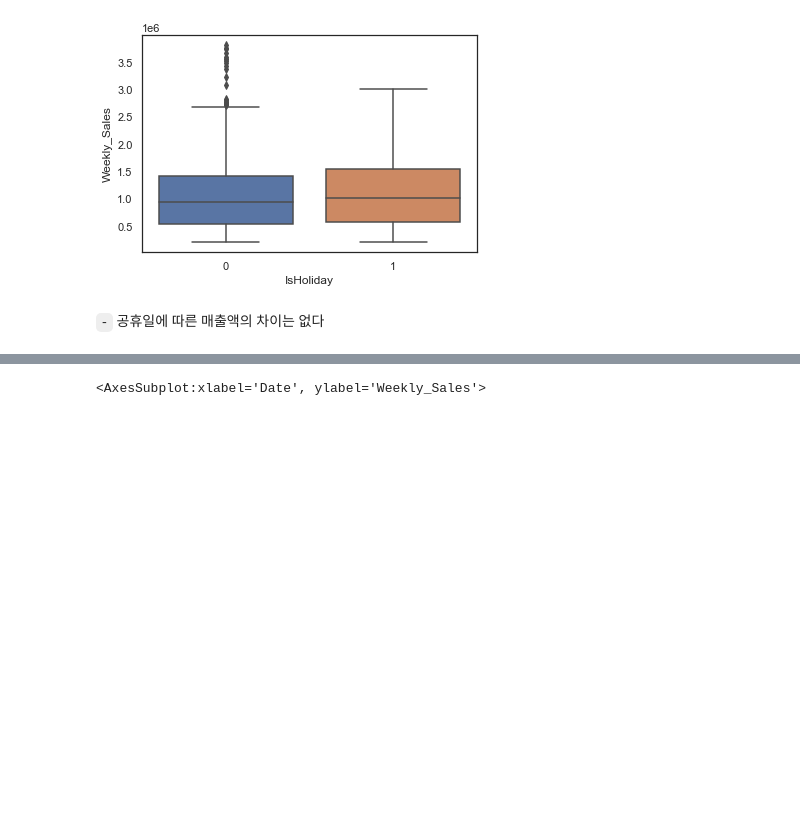
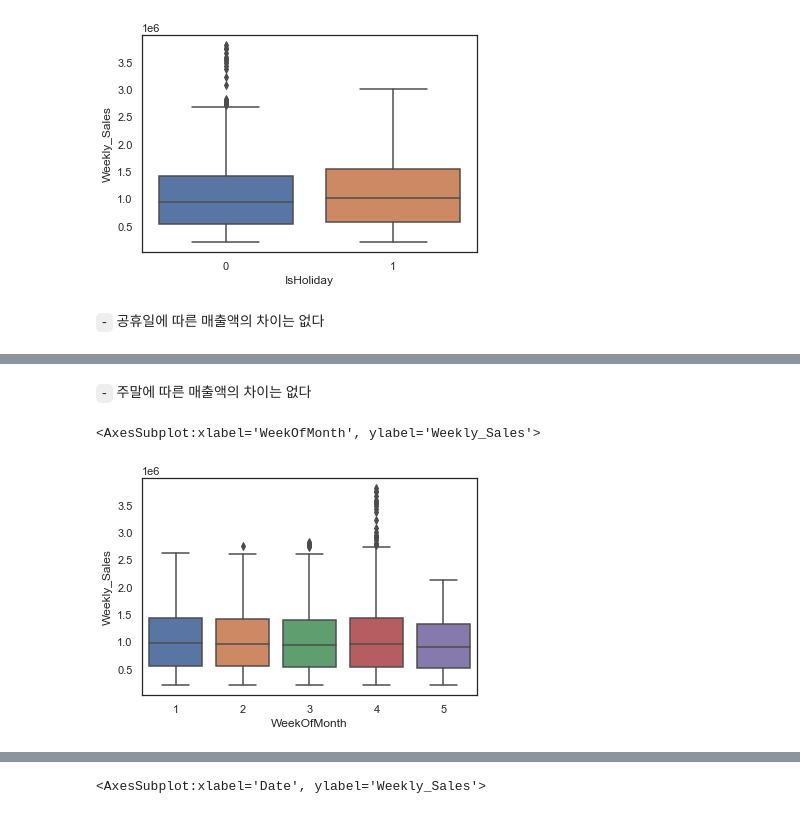
Before and after one commit to Jaesu26/Dacon-Basic, a Jupyter notebook: 쇼핑몰지점별-매출액-예측/쇼핑몰지점별-매출액-EDA모델링/쇼핑몰지점별-매출액-EDA.ipynb, the cells around one changed output, grey strips where cells are left out. Drawn from its saved outputs; the diff is of its cells as text; code cells hidden in the pictures; blank space fills up the shorter version.

```diff
--- a/쇼핑몰지점별-매출액-예측/쇼핑몰지점별-매출액-EDA모델링/쇼핑몰지점별-매출액-EDA.ipynb
+++ b/쇼핑몰지점별-매출액-예측/쇼핑몰지점별-매출액-EDA모델링/쇼핑몰지점별-매출액-EDA.ipynb
@@ -197,0 +222,7 @@ sns.boxplot(data=df, y='Weekly_Sales', x='IsHoliday')
+# %% [markdown]
+`-` 주말에 따른 매출액의 차이는 없다
+# %%
+sns.boxplot(data=df, y='Weekly_Sales', x='WeekOfMonth')
+# %% [output]
+<AxesSubplot:xlabel='WeekOfMonth', ylabel='Weekly_Sales'>
+[figure, added]
```
Also changed, not shown: parts of 22 cells of this notebook.
